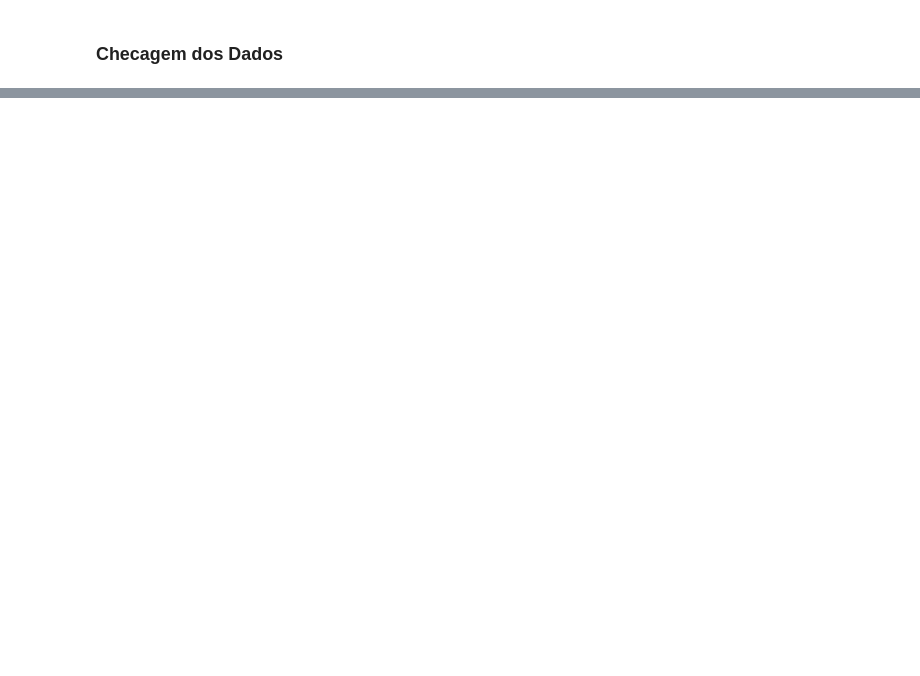
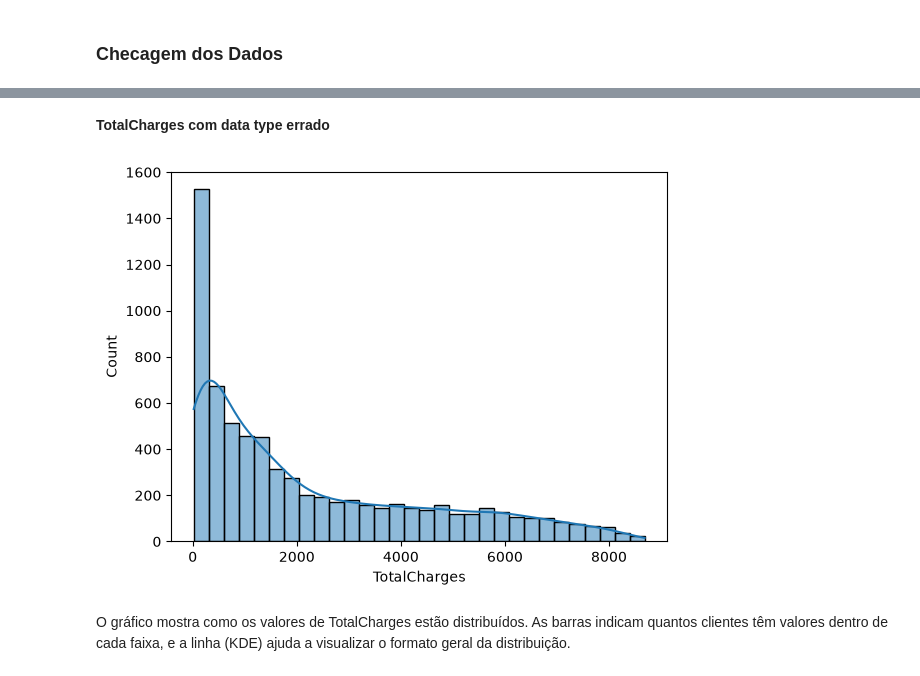
Before and after one commit to rouxstuff/churn_analysis, a Jupyter notebook: churn_analysis.ipynb, the cells around one changed output, grey strips where cells are left out. Drawn from its saved outputs; the diff is of its cells as text; code cells hidden in the pictures; blank space fills up the shorter version.

```diff
--- a/churn_analysis.ipynb
+++ b/churn_analysis.ipynb
@@ -150,0 +64,5 @@ Churn
+# %% [markdown]
+**TotalCharges com data type errado**
+# %%
+# Mudando to data type de TotalChargers | Object -> Float64
+data['TotalCharges'] = pd.to_numeric(data['TotalCharges'], errors='coerce')
@@ -150,0 +77,8 @@ Churn
+# %%
+# Gráfico para mostrar como os valores de TotalCharges estão distribuidos
+sns.histplot(data['TotalCharges'], bins=30, kde=True)
+plt.show()
+# %% [output]
+[figure, added]
+# %% [markdown]
+O gráfico mostra como os valores de TotalCharges estão distribuídos. As barras indicam quantos clientes têm valores dentro de cada faixa, e a linha (KDE) ajuda a visualizar o formato geral da distribuição.
```
Also changed, not shown: parts of 24 cells of this notebook, 1 other file.
